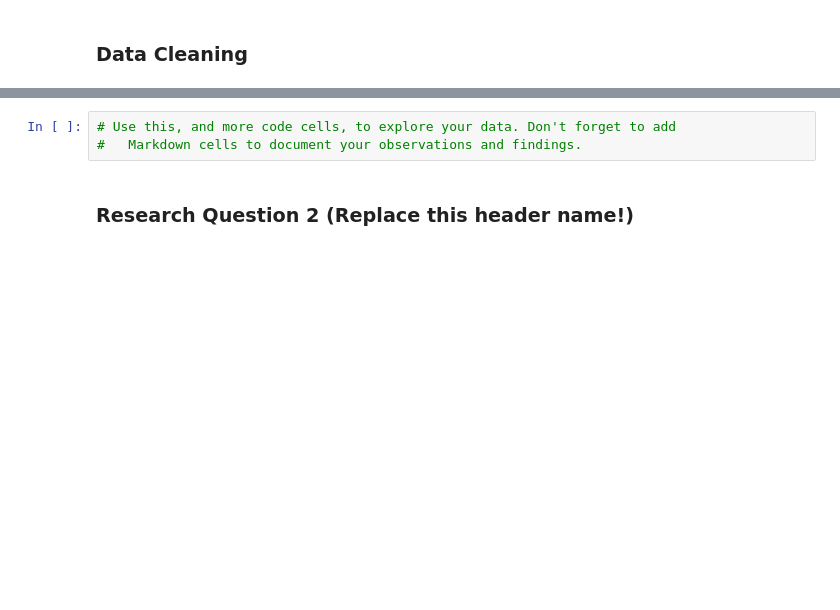
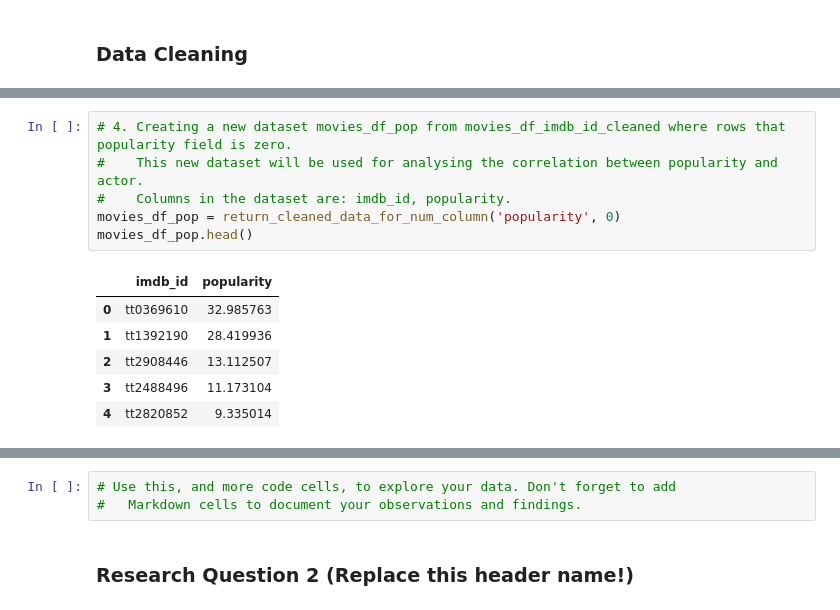
Before and after one commit to arielma/tmdb-movies-dataset-analysis, a Jupyter notebook: Xiaohang_Ma TMDB Movie Data Analysis.ipynb, the cells around one changed output, grey strips where cells are left out. Cells and saved outputs as stored; diff of their text form; blank space fills up the shorter version.

```diff
--- a/Xiaohang_Ma TMDB Movie Data Analysis.ipynb
+++ b/Xiaohang_Ma TMDB Movie Data Analysis.ipynb
@@ -255,0 +272,13 @@ movies_df_cleaned.count()
+# %%
+# 4. Creating a new dataset movies_df_pop from movies_df_imdb_id_cleaned where rows that popularity field is zero.
+#    This new dataset will be used for analysing the correlation between popularity and actor.
+#    Columns in the dataset are: imdb_id, popularity.
+movies_df_pop = return_cleaned_data_for_num_column('popularity', 0)
+movies_df_pop.head()
+# %% [output]
+|  | imdb_id | popularity |
+| 0 | tt0369610 | 32.985763 |
+| 1 | tt1392190 | 28.419936 |
+| 2 | tt2908446 | 13.112507 |
+| 3 | tt2488496 | 11.173104 |
+| 4 | tt2820852 | 9.335014 |
```
Also changed, not shown: parts of 25 cells of this notebook.
